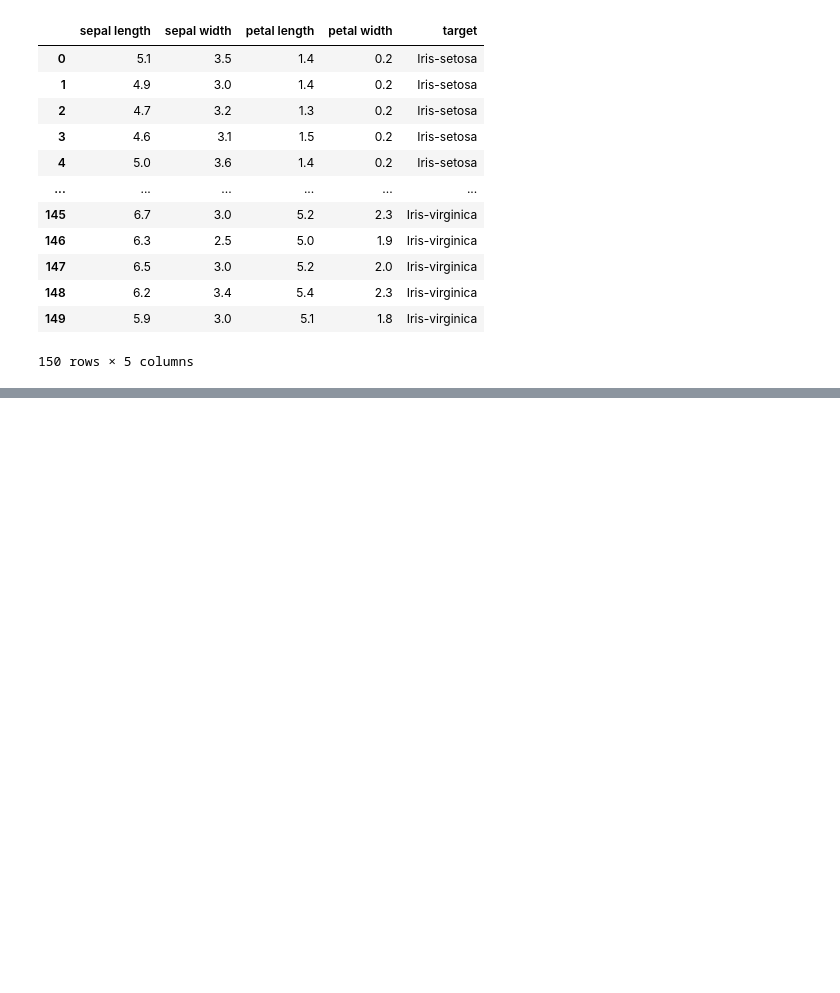
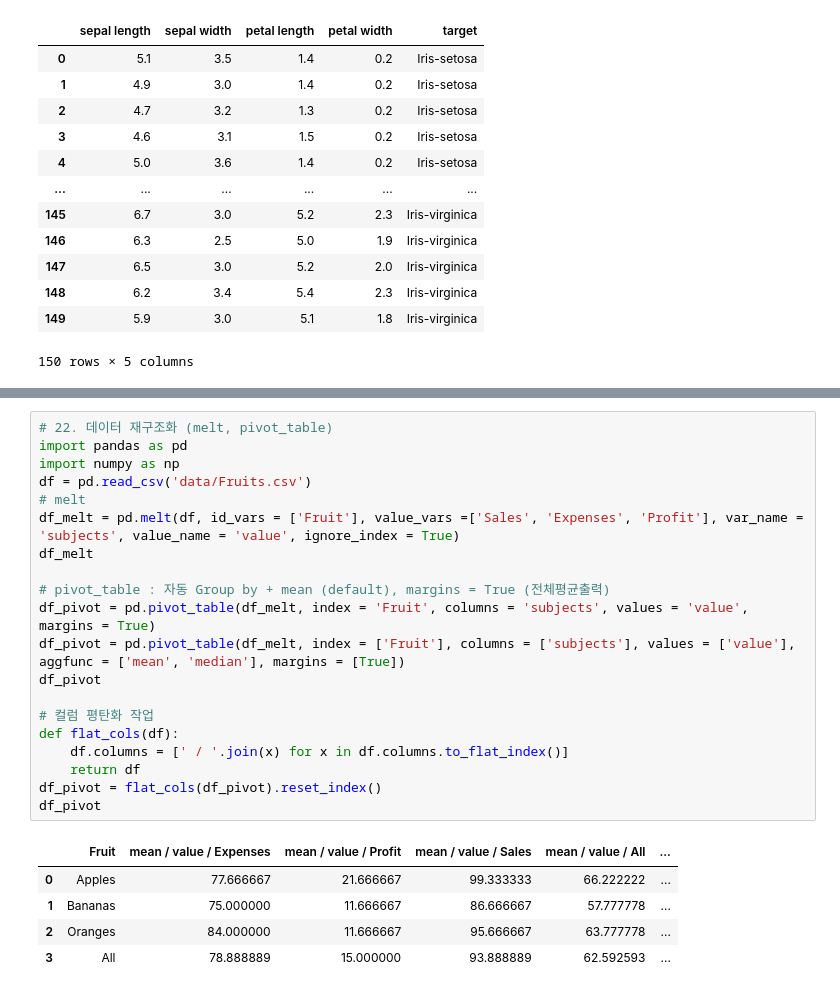
Before and after one commit to blackbutterfly0852/ADP_PRACTICE, a Jupyter notebook: 230924_데이터핸들링.ipynb, the cells around one changed output, grey strips where cells are left out. Saved outputs shown, nothing was run; the diff lists cells and outputs as text; blank space fills up the shorter version.

```diff
--- a/230924_데이터핸들링.ipynb
+++ b/230924_데이터핸들링.ipynb
@@ -674,0 +699,26 @@ Index([      ('sex', ''),     ('class', ''),  ('fare', 'mean'),
+# %%
+# 22. 데이터 재구조화 (melt, pivot_table)
+import pandas as pd
+import numpy as np
+df = pd.read_csv('data/Fruits.csv')
+# melt
+df_melt = pd.melt(df, id_vars = ['Fruit'], value_vars =['Sales', 'Expenses', 'Profit'], var_name = 'subjects', value_name = 'value', ignore_index = True)
+df_melt
+
+# pivot_table : 자동 Group by + mean (default), margins = True (전체평균출력)
+df_pivot = pd.pivot_table(df_melt, index = 'Fruit', columns = 'subjects', values = 'value', margins = True)
+df_pivot = pd.pivot_table(df_melt, index = ['Fruit'], columns = ['subjects'], values = ['value'], aggfunc = ['mean', 'median'], margins = [True])
+df_pivot
+
+# 컬럼 평탄화 작업
+def flat_cols(df):
+    df.columns = [' / '.join(x) for x in df.columns.to_flat_index()]
+    return df
+df_pivot = flat_cols(df_pivot).reset_index()
+df_pivot
+# %% [output]
+|  | Fruit | mean / value / Expenses | mean / value / Profit | mean / value / Sales | mean / value / All | ... |
+| 0 | Apples | 77.666667 | 21.666667 | 99.333333 | 66.222222 | ... |
+| 1 | Bananas | 75.000000 | 11.666667 | 86.666667 | 57.777778 | ... |
+| 2 | Oranges | 84.000000 | 11.666667 | 95.666667 | 63.777778 | ... |
+| 3 | All | 78.888889 | 15.000000 | 93.888889 | 62.592593 | ... |
```
Also changed, not shown: parts of 30 cells of this notebook.
